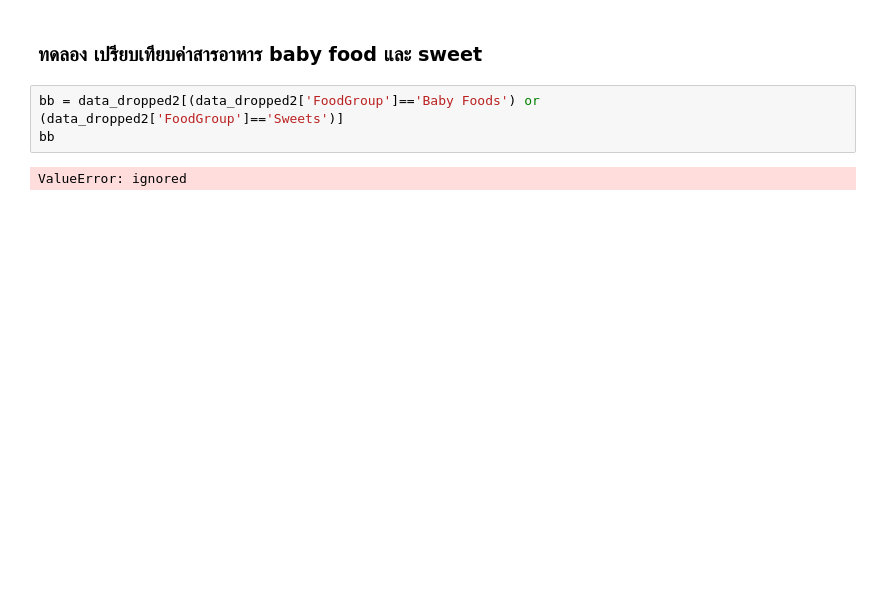
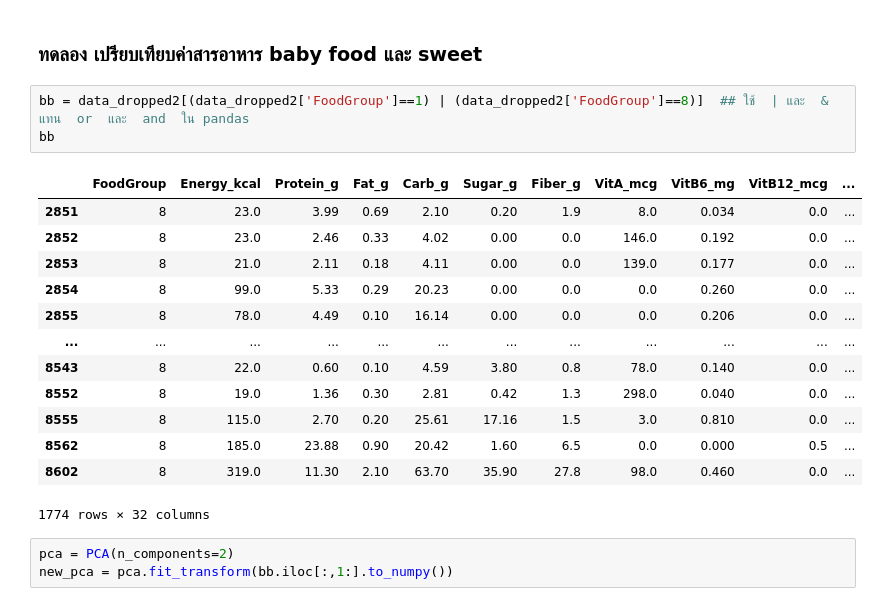
Before and after one commit to kittikhun62/Multivariate, a Jupyter notebook: Chapter3PCA.ipynb, the cells around one changed output. Drawn from its saved outputs; the diff is of its cells as text; blank space fills up the shorter version.

```diff
--- a/Chapter3PCA.ipynb
+++ b/Chapter3PCA.ipynb
@@ -536,7 +603,22 @@ plt.scatter(new_pca[:,0],new_pca[:,1],c = data_dropped2['FoodGroup'],alpha=0.5)
 # %% [markdown]
 ### ทดลอง เปรียบเทียบค่าสารอาหาร baby food และ sweet
 # %%
-bb = data_dropped2[(data_dropped2['FoodGroup']=='Baby Foods') or (data_dropped2['FoodGroup']=='Sweets')]
+bb = data_dropped2[(data_dropped2['FoodGroup']==1) | (data_dropped2['FoodGroup']==8)]  ## ใช้  | และ  &  แทน  or  และ  and  ใน pandas
 bb
 # %% [output]
+|  | FoodGroup | Energy_kcal | Protein_g | Fat_g | Carb_g | Sugar_g | Fiber_g | VitA_mcg | VitB6_mg | VitB12_mcg | ... |
+| 2851 | 8 | 23.0 | 3.99 | 0.69 | 2.10 | 0.20 | 1.9 | 8.0 | 0.034 | 0.0 | ... |
+| 2852 | 8 | 23.0 | 2.46 | 0.33 | 4.02 | 0.00 | 0.0 | 146.0 | 0.192 | 0.0 | ... |
+| 2853 | 8 | 21.0 | 2.11 | 0.18 | 4.11 | 0.00 | 0.0 | 139.0 | 0.177 | 0.0 | ... |
+| 2854 | 8 | 99.0 | 5.33 | 0.29 | 20.23 | 0.00 | 0.0 | 0.0 | 0.260 | 0.0 | ... |
+| 2855 | 8 | 78.0 | 4.49 | 0.10 | 16.14 | 0.00 | 0.0 | 0.0 | 0.206 | 0.0 | ... |
+| ... | ... | ... | ... | ... | ... | ... | ... | ... | ... | ... | ... |
+| 8543 | 8 | 22.0 | 0.60 | 0.10 | 4.59 | 3.80 | 0.8 | 78.0 | 0.140 | 0.0 | ... |
+| 8552 | 8 | 19.0 | 1.36 | 0.30 | 2.81 | 0.42 | 1.3 | 298.0 | 0.040 | 0.0 | ... |
+| 8555 | 8 | 115.0 | 2.70 | 0.20 | 25.61 | 17.16 | 1.5 | 3.0 | 0.810 | 0.0 | ... |
+| 8562 | 8 | 185.0 | 23.88 | 0.90 | 20.42 | 1.60 | 6.5 | 0.0 | 0.000 | 0.5 | ... |
+| 8602 | 8 | 319.0 | 11.30 | 2.10 | 63.70 | 35.90 | 27.8 | 98.0 | 0.460 | 0.0 | ... |
-ValueError: ignored
+1774 rows × 32 columns
+# %%
+pca = PCA(n_components=2)
+new_pca = pca.fit_transform(bb.iloc[:,1:].to_numpy())
```
Also changed, not shown: parts of 19 cells of this notebook.
